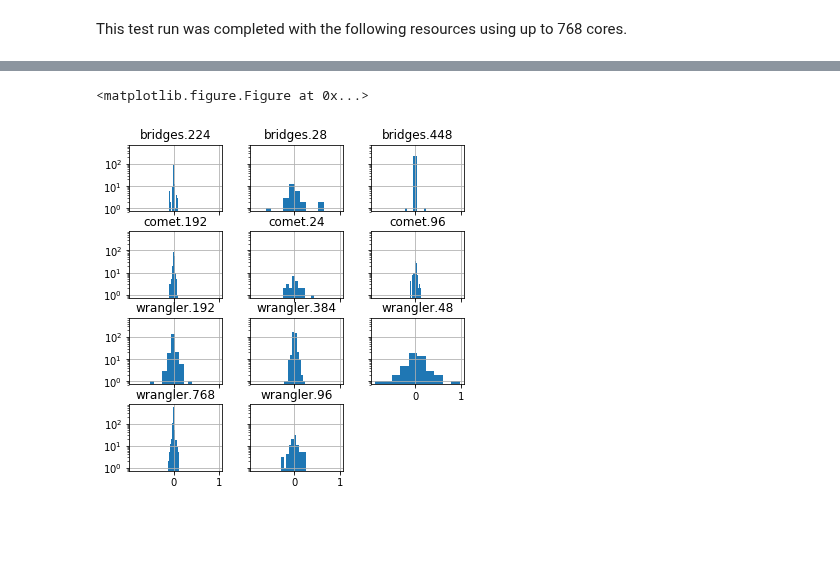
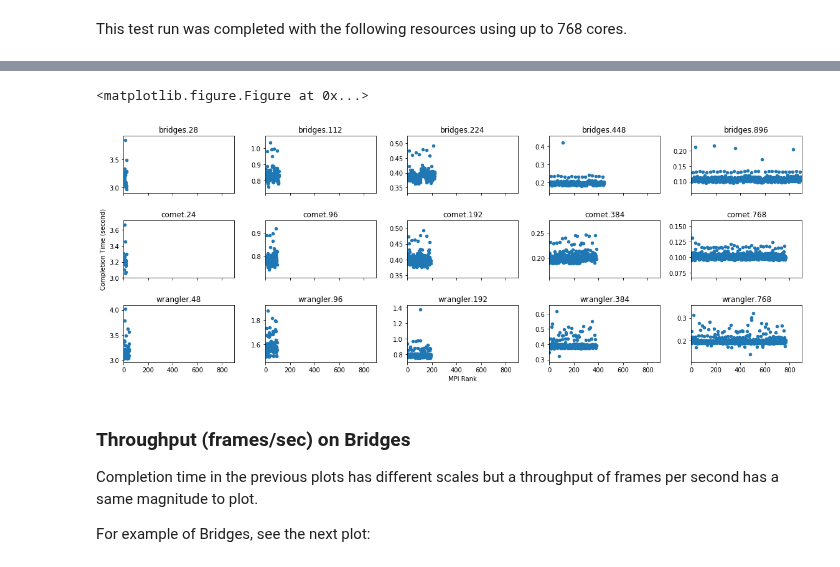
Before and after one commit to radical-experiments/midas_exps, a Jupyter notebook: RMSD-MDAnalysis/mpi4py/straggler for RMSD on Bridges, Comet and Wrangler (up to 768 cores).ipynb, the cells around one changed output, grey strips where cells are left out. Drawn from its saved outputs; the diff is of its cells as text; code cells hidden in the pictures; blank space fills up the shorter version.

Commit message:
RMSD plots updated

```diff
--- a/RMSD-MDAnalysis/mpi4py/straggler for RMSD on Bridges, Comet and Wrangler (up to 768 cores).ipynb
+++ b/RMSD-MDAnalysis/mpi4py/straggler for RMSD on Bridges, Comet and Wrangler (up to 768 cores).ipynb
@@ -7,8 +10,8 @@ import matplotlib.pyplot as plt
 # %% [markdown]
 This test run was completed with the following resources using up to 768 cores.
 # %%
-entry = { "bridges": [ 28, 224, 448],
-        "comet": [24, 96, 192],
+entry = { "bridges": [ 28, 112, 224, 448,896],
+        "comet": [24, 96, 192, 384, 768],
         "wrangler": [48, 96, 192, 384, 768] }
 # %%
 df = {}
@@ -21,8 +44,36 @@ df = pd.DataFrame.from_dict(df)
-# %%
-plt.figure()
-#df.diff().plot.kde( figsize=(6,6), sharex=True, sharey=True)
-df.diff().hist(log=True, figsize=(6,6), sharex=True, sharey=True)
-plt.show()
-# %% [output]
-<matplotlib.figure.Figure at 0x...>
-[figure, removed]
+# %%
+plt.figure()
+#df.diff().plot.kde( figsize=(6,6), sharex=True, sharey=True)
+#df.diff().hist(log=True, figsize=(6,6), sharex=True, sharey=True)
+fig, axes = plt.subplots(nrows=3, ncols=5, figsize=(16,6))
+row = col = 0
+ax0 = None
+for resource_name, core_list in entry.items():
+    for num_cores in core_list:
+        ax = df.reset_index().plot.scatter(x='index',y='{}.{}'.format(resource_name, num_cores), sharex=True, ax=axes[row,col])
+        ax.set_xlim([0, 900])
+        if row == 0 and col == 0:
+            ax0 = ax
+        if row == 2 and col == 2:
+            ax.set_xlabel('MPI Rank')
+        else:
+            ax.set_xlabel('')
+        if row == 1 and col == 0:
+            ax.set_ylabel('Completion Time (second)')
+        else:
+            ax.set_ylabel('')
+        ax.set_title('{}.{}'.format(resource_name, num_cores))
+        col += 1
+    row += 1
+    col = 0
+fig.tight_layout()
+plt.show()
+# %% [output]
+<matplotlib.figure.Figure at 0x...>
+[figure, added]
+# %% [markdown]
+### Throughput (frames/sec) on Bridges
+
+Completion time in the previous plots has different scales but a throughput of frames per second has a same magnitude to plot.
+
+For example of Bridges, see the next plot:
```
Also changed, not shown: parts of 4 cells of this notebook.
